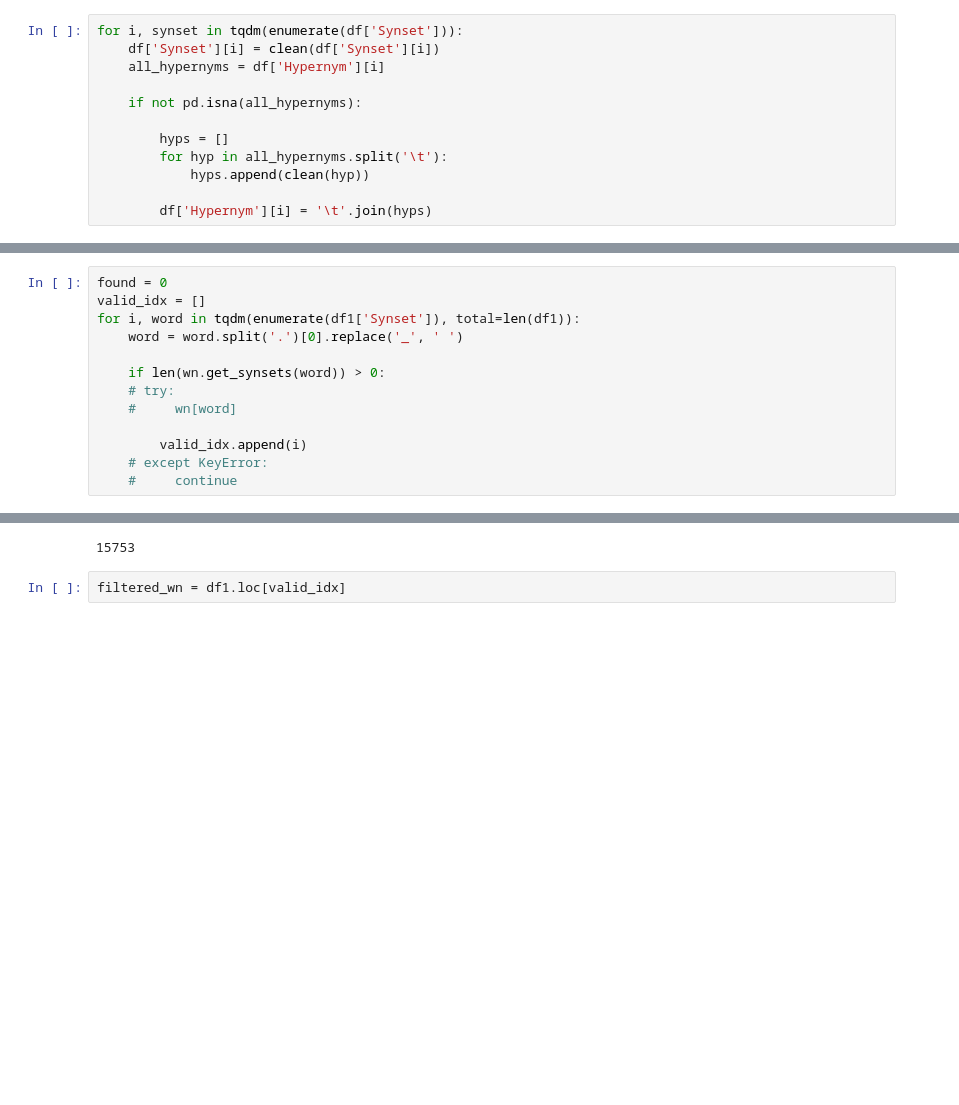
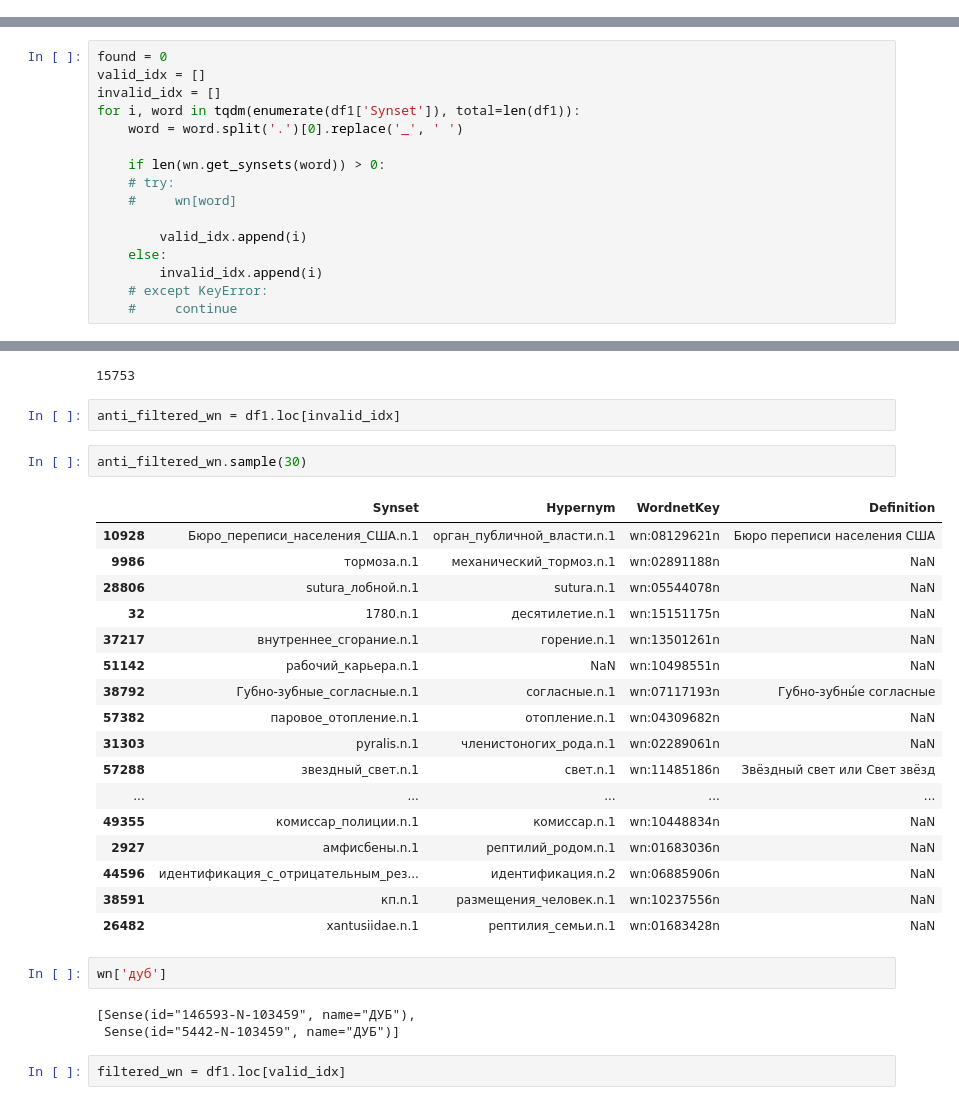
Before and after one commit to VityaVitalich/LLM_Taxonomy, a Jupyter notebook: DataInterface/csv2graph_wn_only.ipynb, the cells around one changed output, grey strips where cells are left out. Cells and saved outputs as stored; diff of their text form; blank space fills up the shorter version.

Commit message:
clean with ru wordnet

```diff
--- a/DataInterface/csv2graph_wn_only.ipynb
+++ b/DataInterface/csv2graph_wn_only.ipynb
@@ -81,18 +140,6 @@ def make_clean_graph(in_path, out_path):
 #     make_clean_graph(path, save_path)
 # %%
 df = pd.read_csv('data/full_babel/ru_babel_hyper.csv', sep='\t')
-# %%
-for i, synset in tqdm(enumerate(df['Synset'])):
-    df['Synset'][i] = clean(df['Synset'][i])
-    all_hypernyms = df['Hypernym'][i]
-
-    if not pd.isna(all_hypernyms):
-
-        hyps = []
-        for hyp in all_hypernyms.split('\t'):
-            hyps.append(clean(hyp))
-
-        df['Hypernym'][i] = '\t'.join(hyps)
 # %%
 df1 = df[~df['WordnetKey'].isna()]
 # %%
@@ -121,6 +165,7 @@ wn = RuWordNet()
 # %%
 found = 0
 valid_idx = []
+invalid_idx = []
 for i, word in tqdm(enumerate(df1['Synset']), total=len(df1)):
     word = word.split('.')[0].replace('_', ' ')
 
@@ -129,12 +174,41 @@ for i, word in tqdm(enumerate(df1['Synset']), total=len(df1)):
     #     wn[word]
 
         valid_idx.append(i)
+    else:
+        invalid_idx.append(i)
     # except KeyError:
     #     continue
 # %%
 len(valid_idx)
 # %% [output]
 15753
+# %%
+anti_filtered_wn = df1.loc[invalid_idx]
+# %%
+anti_filtered_wn.sample(30)
+# %% [output]
+|  | Synset | Hypernym | WordnetKey | Definition |
+| 10928 | Бюро_переписи_населения_США.n.1 | орган_публичной_власти.n.1 | wn:08129621n | Бюро переписи населения США |
+| 9986 | тормоза.n.1 | механический_тормоз.n.1 | wn:02891188n | NaN |
+| 28806 | sutura_лобной.n.1 | sutura.n.1 | wn:05544078n | NaN |
+| 32 | 1780.n.1 | десятилетие.n.1 | wn:15151175n | NaN |
+| 37217 | внутреннее_сгорание.n.1 | горение.n.1 | wn:13501261n | NaN |
+| 51142 | рабочий_карьера.n.1 | NaN | wn:10498551n | NaN |
+| 38792 | Губно‐зубные_согласные.n.1 | согласные.n.1 | wn:07117193n | Губно-зубны́е согласные |
+| 57382 | паровое_отопление.n.1 | отопление.n.1 | wn:04309682n | NaN |
+| 31303 | pyralis.n.1 | членистоногих_рода.n.1 | wn:02289061n | NaN |
+| 57288 | звездный_свет.n.1 | свет.n.1 | wn:11485186n | Звёздный свет или Свет звёзд |
+| ... | ... | ... | ... | ... |
+| 49355 | комиссар_полиции.n.1 | комиссар.n.1 | wn:10448834n | NaN |
+| 2927 | амфисбены.n.1 | рептилий_родом.n.1 | wn:01683036n | NaN |
+| 44596 | идентификация_с_отрицательным_рез... | идентификация.n.2 | wn:06885906n | NaN |
+| 38591 | кп.n.1 | размещения_человек.n.1 | wn:10237556n | NaN |
+| 26482 | xantusiidae.n.1 | рептилия_семьи.n.1 | wn:01683428n | NaN |
+# %%
+wn['дуб']
+# %% [output]
+[Sense(id="146593-N-103459", name="ДУБ"),
+ Sense(id="5442-N-103459", name="ДУБ")]
 # %%
 filtered_wn = df1.loc[valid_idx]
 # %%
```
Also changed, not shown: parts of 8 cells of this notebook.
